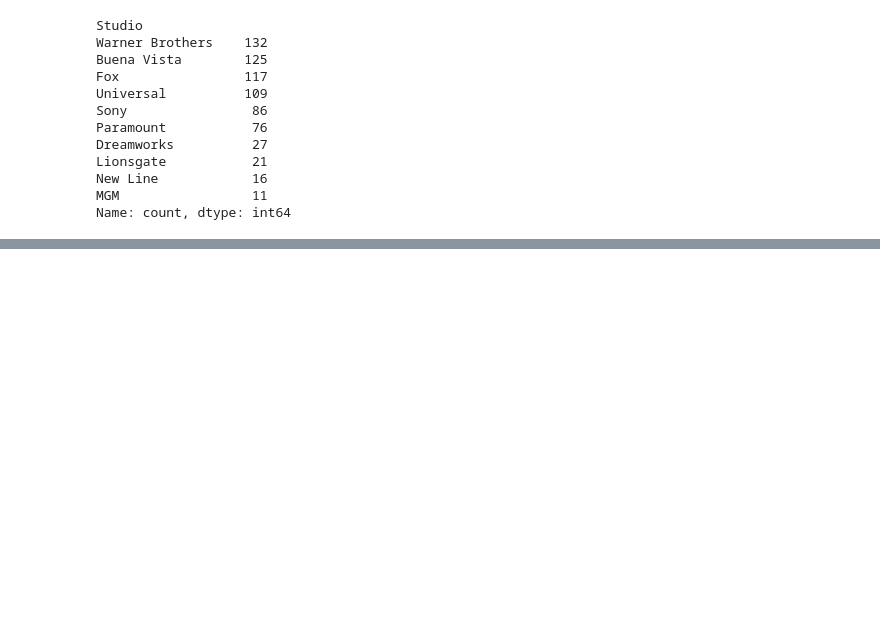
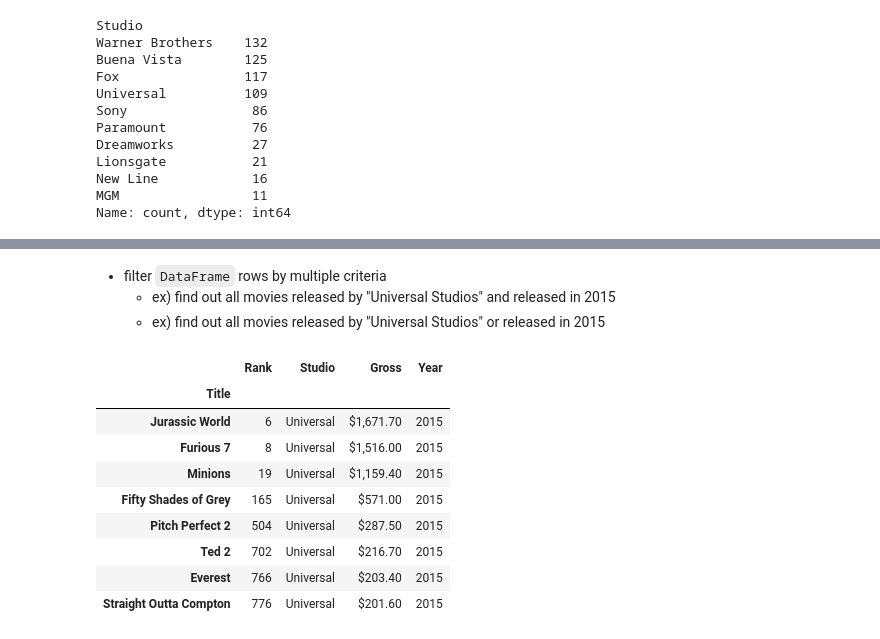
Before and after one commit to 10eace/study, a Jupyter notebook: machine-learning/bo_pandas-in-action/ch01_introducing-pandas.ipynb, the cells around one changed output, grey strips where cells are left out. Saved outputs shown, nothing was run; the diff lists cells and outputs as text; code cells hidden in the pictures; blank space fills up the shorter version.

```diff
--- a/machine-learning/bo_pandas-in-action/ch01_introducing-pandas.ipynb
+++ b/machine-learning/bo_pandas-in-action/ch01_introducing-pandas.ipynb
@@ -302,0 +348,20 @@ Name: count, dtype: int64
+# %% [markdown]
+- filter `DataFrame` rows by multiple criteria
+    - ex) find out all movies released by "Universal Studios" and released in 2015
+    - ex) find out all movies released by "Universal Studios" or released in 2015
+# %%
+released_by_universal = movies["Studio"] == "Universal"
+released_in_2015 = movies["Year"] == 2015
+
+movies[released_by_universal & released_in_2015]
+# %% [output]
+|  | Rank | Studio | Gross | Year |
+| Title |  |  |  |  |
+| Jurassic World | 6 | Universal | $1,671.70 | 2015 |
+| Furious 7 | 8 | Universal | $1,516.00 | 2015 |
+| Minions | 19 | Universal | $1,159.40 | 2015 |
+| Fifty Shades of Grey | 165 | Universal | $571.00 | 2015 |
+| Pitch Perfect 2 | 504 | Universal | $287.50 | 2015 |
+| Ted 2 | 702 | Universal | $216.70 | 2015 |
+| Everest | 766 | Universal | $203.40 | 2015 |
+| Straight Outta Compton | 776 | Universal | $201.60 | 2015 |
```
Also changed, not shown: parts of 15 cells of this notebook.
